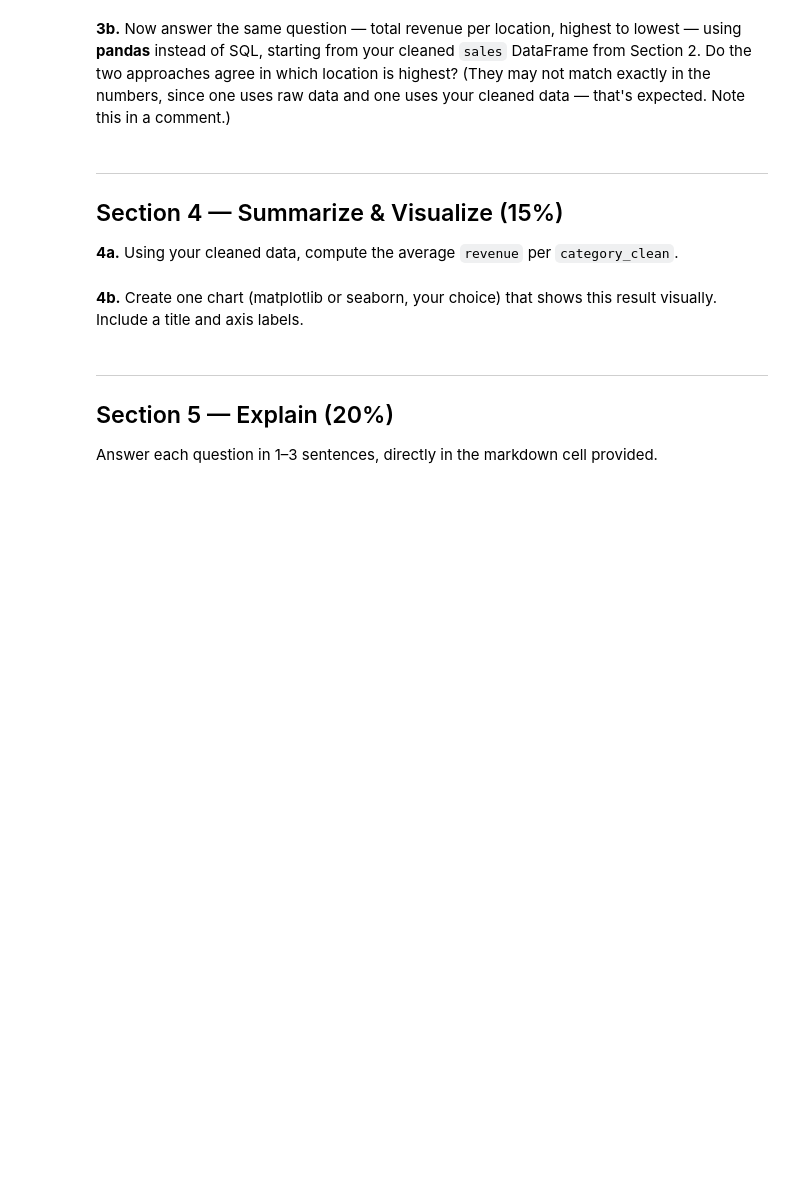
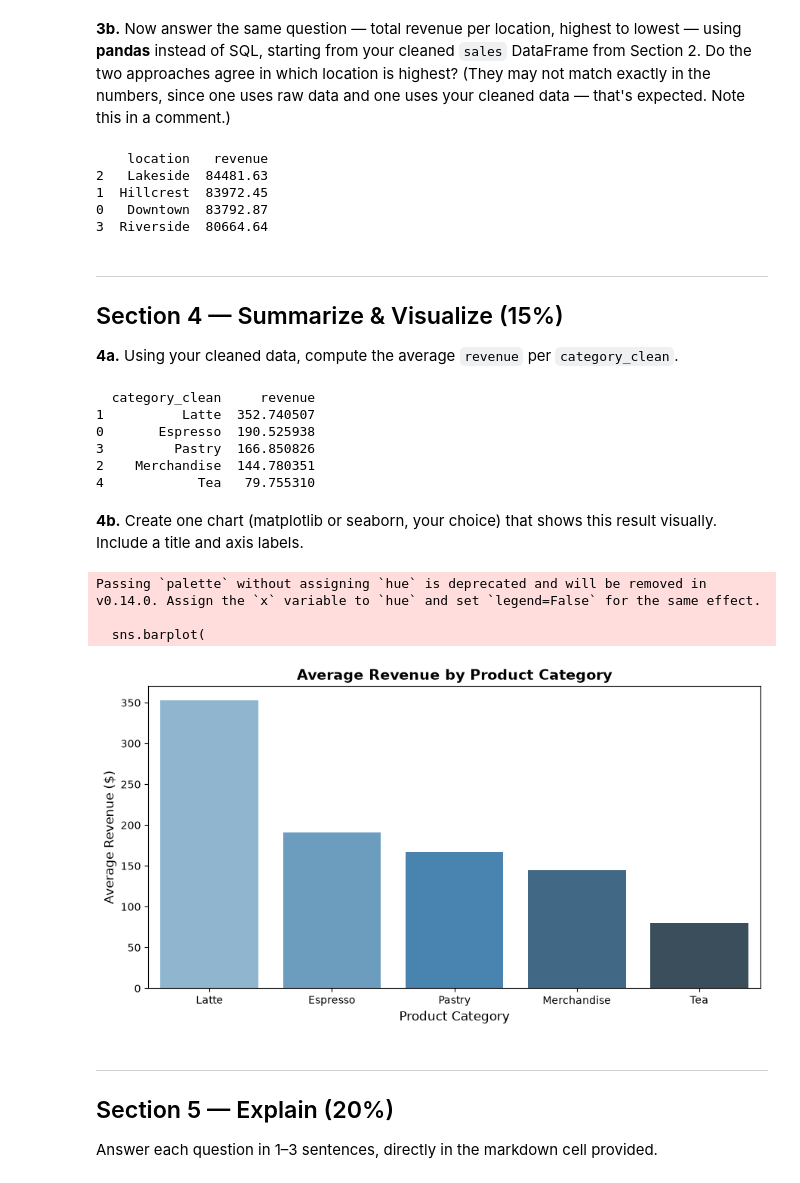
Before and after one commit to NicolasVA90/DSA_504_excercise, a Jupyter notebook: Midterm Exam/DSA504_Midterm_Exam.ipynb, the cells around one changed output. Cells and saved outputs as stored; diff of their text form; code cells hidden in the pictures; blank space fills up the shorter version.

```diff
--- a/Midterm Exam/DSA504_Midterm_Exam.ipynb
+++ b/Midterm Exam/DSA504_Midterm_Exam.ipynb
@@ -193,3 +189,8 @@ Duplicates remaining: 0
 **2d.** Convert the `date` column to a proper datetime type. Confirm the new data type.
 # %%
 # 2d — your code here
+# Convert the date column to datetime
+sales_clean["date"] = pd.to_datetime(sales_clean["date"])
+
+# Confirm the new data type
+print("Data type of the date column:", sales_clean["date"].dtype)
@@ -204,6 +226,24 @@ Duplicates remaining: 0
 **3b.** Now answer the same question — total revenue per location, highest to lowest — using **pandas** instead of SQL, starting from your cleaned `sales` DataFrame from Section 2. Do the two approaches agree in which location is highest? (They may not match exactly in the numbers, since one uses raw data and one uses your cleaned data — that's expected. Note this in a comment.)
 # %%
 # 3b — your code here
+pandas_results = (
+    sales_clean.groupby("location")["revenue"]
+    .sum()
+    .reset_index()
+    .sort_values(by="revenue", ascending=False)
+)
+
+print(pandas_results)
+
+# Note: Both approaches agree that Lakeside is the highest revenue location.
+# However, the exact numeric totals differ slightly because SQL queries the raw database
+# (which includes missing values and duplicate rows), whereas pandas operates on our cleaned dataset.
+# %% [output]
+    location   revenue
+2   Lakeside  84481.63
+1  Hillcrest  83972.45
+0   Downtown  83792.87
+3  Riverside  80664.64
 # %% [markdown]
 ---
 ## Section 4 — Summarize & Visualize (15%)
@@ -211,10 +251,44 @@ Duplicates remaining: 0
 **4a.** Using your cleaned data, compute the average `revenue` per `category_clean`.
 # %%
 # 4a — your code here
+avg_rev_by_cat = (
+    sales_clean.groupby("category_clean")["revenue"]
+    .mean()
+    .reset_index()
+    .sort_values(by="revenue", ascending=False)
+)
+
+print(avg_rev_by_cat)
+# %% [output]
+  category_clean     revenue
+1          Latte  352.740507
+0       Espresso  190.525938
+3         Pastry  166.850826
+2    Merchandise  144.780351
+4            Tea   79.755310
 # %% [markdown]
 **4b.** Create one chart (matplotlib or seaborn, your choice) that shows this result visually. Include a title and axis labels.
 # %%
 # 4b — your code here
+plt.figure(figsize=(9, 5))
+sns.barplot(
+    data=avg_rev_by_cat,
+    x="category_clean",
+    y="revenue",
+    palette="Blues_d"
+)
+
+plt.title("Average Revenue by Product Category", fontsize=14, fontweight="bold")
+plt.xlabel("Product Category", fontsize=12)
+plt.ylabel("Average Revenue ($)", fontsize=12)
+plt.xticks(rotation=0)
+plt.tight_layout()
+plt.show()
+# %% [output]
+Passing `palette` without assigning `hue` is deprecated and will be removed in v0.14.0. Assign the `x` variable to `hue` and set `legend=False` for the same effect.
+
+  sns.barplot(
+[figure, added]
 # %% [markdown]
 ---
 ## Section 5 — Explain (20%)
```
Also changed, not shown: parts of 8 cells of this notebook.
